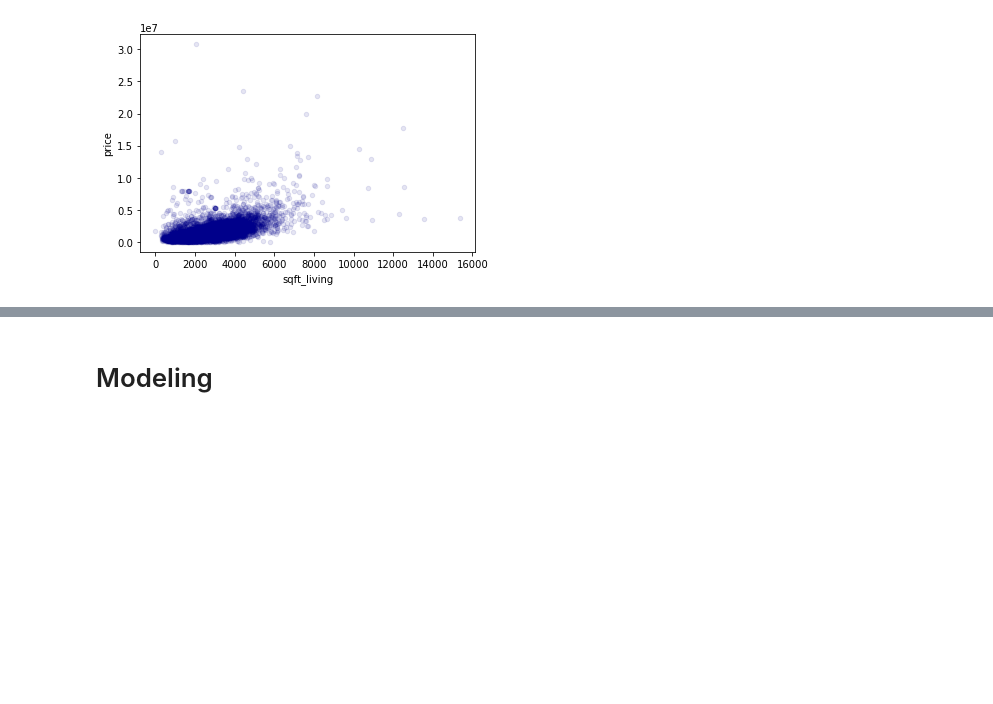
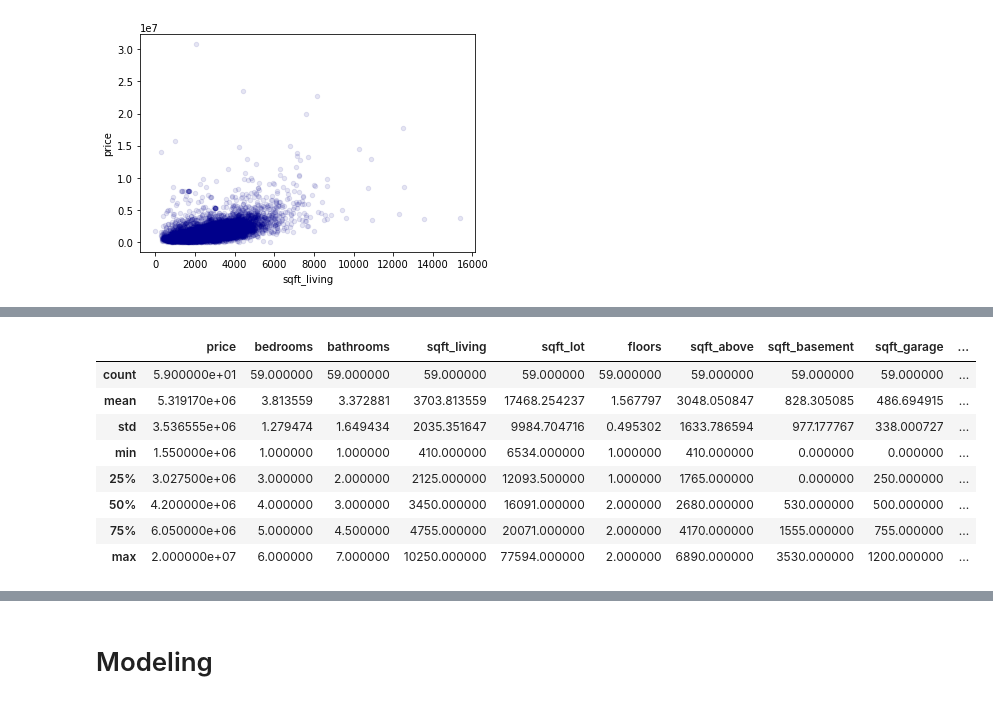
Before and after one commit to adammarianacci/Real_Estate_Analysis, a Jupyter notebook: notebook.ipynb, the cells around one changed output, grey strips where cells are left out. Drawn from its saved outputs; the diff is of its cells as text; code cells hidden in the pictures; blank space fills up the shorter version.

```diff
--- a/notebook.ipynb
+++ b/notebook.ipynb
@@ -207,0 +250,12 @@ kc_house_data_df.plot.scatter(
+# %%
+zipcode_98039_df.describe()
+# %% [output]
+|  | price | bedrooms | bathrooms | sqft_living | sqft_lot | floors | sqft_above | sqft_basement | sqft_garage | ... |
+| count | 5.900000e+01 | 59.000000 | 59.000000 | 59.000000 | 59.000000 | 59.000000 | 59.000000 | 59.000000 | 59.000000 | ... |
+| mean | 5.319170e+06 | 3.813559 | 3.372881 | 3703.813559 | 17468.254237 | 1.567797 | 3048.050847 | 828.305085 | 486.694915 | ... |
+| std | 3.536555e+06 | 1.279474 | 1.649434 | 2035.351647 | 9984.704716 | 0.495302 | 1633.786594 | 977.177767 | 338.000727 | ... |
+| min | 1.550000e+06 | 1.000000 | 1.000000 | 410.000000 | 6534.000000 | 1.000000 | 410.000000 | 0.000000 | 0.000000 | ... |
+| 25% | 3.027500e+06 | 3.000000 | 2.000000 | 2125.000000 | 12093.500000 | 1.000000 | 1765.000000 | 0.000000 | 250.000000 | ... |
+| 50% | 4.200000e+06 | 4.000000 | 3.000000 | 3450.000000 | 16091.000000 | 2.000000 | 2680.000000 | 530.000000 | 500.000000 | ... |
+| 75% | 6.050000e+06 | 5.000000 | 4.500000 | 4755.000000 | 20071.000000 | 2.000000 | 4170.000000 | 1555.000000 | 755.000000 | ... |
+| max | 2.000000e+07 | 6.000000 | 7.000000 | 10250.000000 | 77594.000000 | 2.000000 | 6890.000000 | 3530.000000 | 1200.000000 | ... |
```
Also changed, not shown: parts of 19 cells of this notebook.
